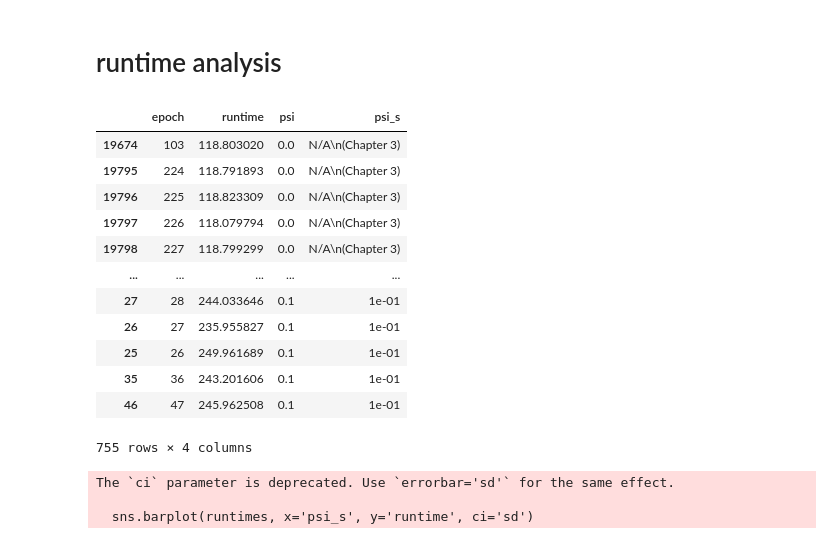
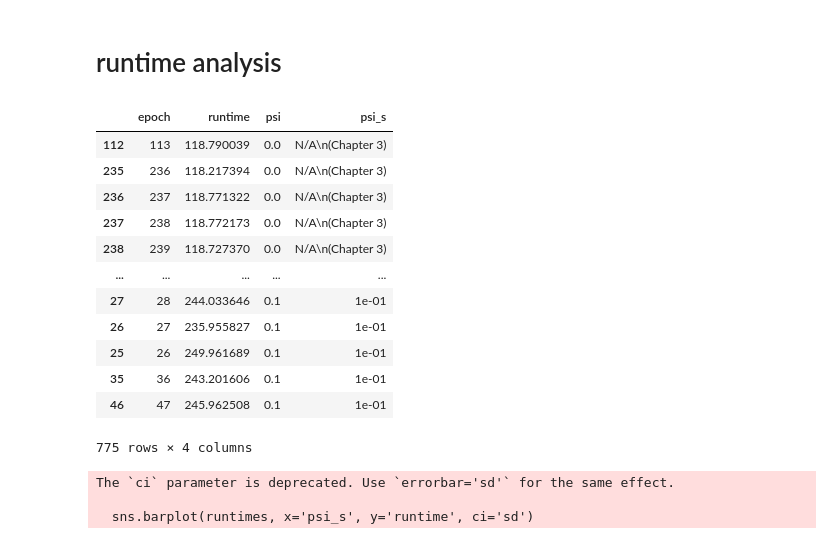
Before and after one commit to oliver-lloyd/Chapter5, a Jupyter notebook: analysis/2_minimising_psi/viz/viz.ipynb, the cells around one changed output. Cells and saved outputs as stored; diff of their text form; code cells hidden in the pictures.

Commit message:
Table updates

```diff
--- a/analysis/2_minimising_psi/viz/viz.ipynb
+++ b/analysis/2_minimising_psi/viz/viz.ipynb
@@ -21,32 +21,31 @@ def load_results(f_name):
 # %%
 # Load data
 runtimes = load_results('epoch_runtimes.csv')
 
 # Load chap3 data as comparison
-chap3_runtimes = pd.read_csv('../../../../Chapter3/analysis/experiments/runtimes/per_epoch_runtimes.csv')
-chap3_runtimes.query('dataset == "selfloops" and model == "simple" and trial == 21 and epoch <= 480', inplace=True)
+chap3_runtimes = pd.read_csv('../../../data/chap3_simple_selfloops_21_epoch_runtimes.csv')
 chap3_runtimes = chap3_runtimes[['epoch', 'runtime']]
 chap3_runtimes['psi'] = 0.0
 
 # Format
 runtimes = pd.concat([runtimes, chap3_runtimes])
 runtimes['psi_s'] = [f'{val:.0e}' if val > 0 else 'N/A\n(Chapter 3)' for val in runtimes.psi.values]
 runtimes.sort_values('psi', inplace=True)
 runtimes
 # %% [output]
 |  | epoch | runtime | psi | psi_s |
-| 19674 | 103 | 118.803020 | 0.0 | N/A\n(Chapter 3) |
-| 19795 | 224 | 118.791893 | 0.0 | N/A\n(Chapter 3) |
-| 19796 | 225 | 118.823309 | 0.0 | N/A\n(Chapter 3) |
-| 19797 | 226 | 118.079794 | 0.0 | N/A\n(Chapter 3) |
-| 19798 | 227 | 118.799299 | 0.0 | N/A\n(Chapter 3) |
+| 112 | 113 | 118.790039 | 0.0 | N/A\n(Chapter 3) |
+| 235 | 236 | 118.217394 | 0.0 | N/A\n(Chapter 3) |
+| 236 | 237 | 118.771322 | 0.0 | N/A\n(Chapter 3) |
+| 237 | 238 | 118.772173 | 0.0 | N/A\n(Chapter 3) |
+| 238 | 239 | 118.727370 | 0.0 | N/A\n(Chapter 3) |
 | ... | ... | ... | ... | ... |
 | 27 | 28 | 244.033646 | 0.1 | 1e-01 |
 | 26 | 27 | 235.955827 | 0.1 | 1e-01 |
 | 25 | 26 | 249.961689 | 0.1 | 1e-01 |
 | 35 | 36 | 243.201606 | 0.1 | 1e-01 |
 | 46 | 47 | 245.962508 | 0.1 | 1e-01 |
-755 rows × 4 columns
+775 rows × 4 columns
 # %%
 # Draw figure
 sns.barplot(runtimes, x='psi_s', y='runtime', ci='sd')
```
Also changed, not shown: parts of 2 cells of this notebook, 3 other files.
